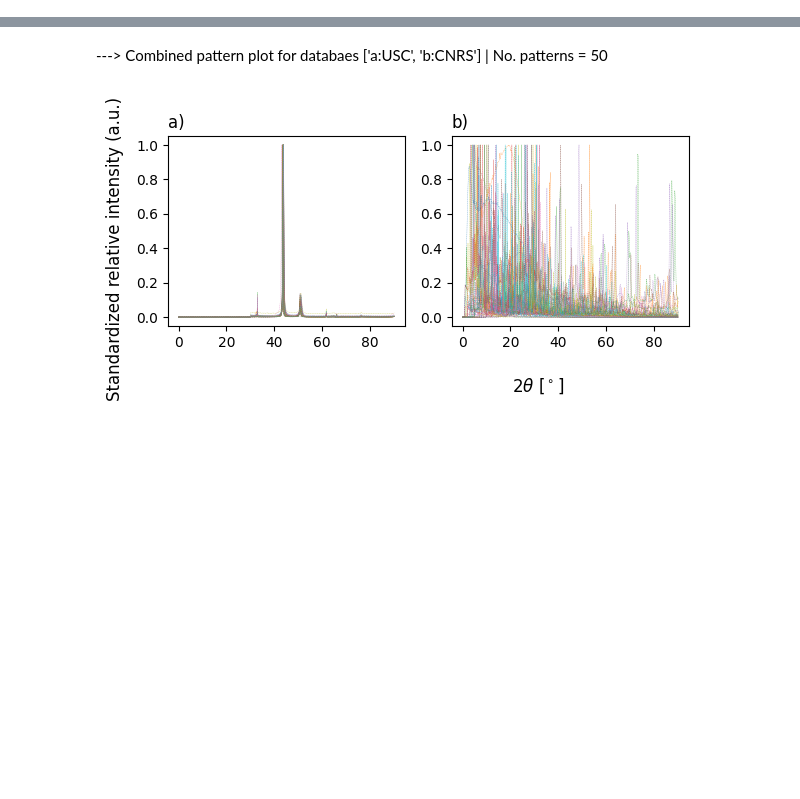
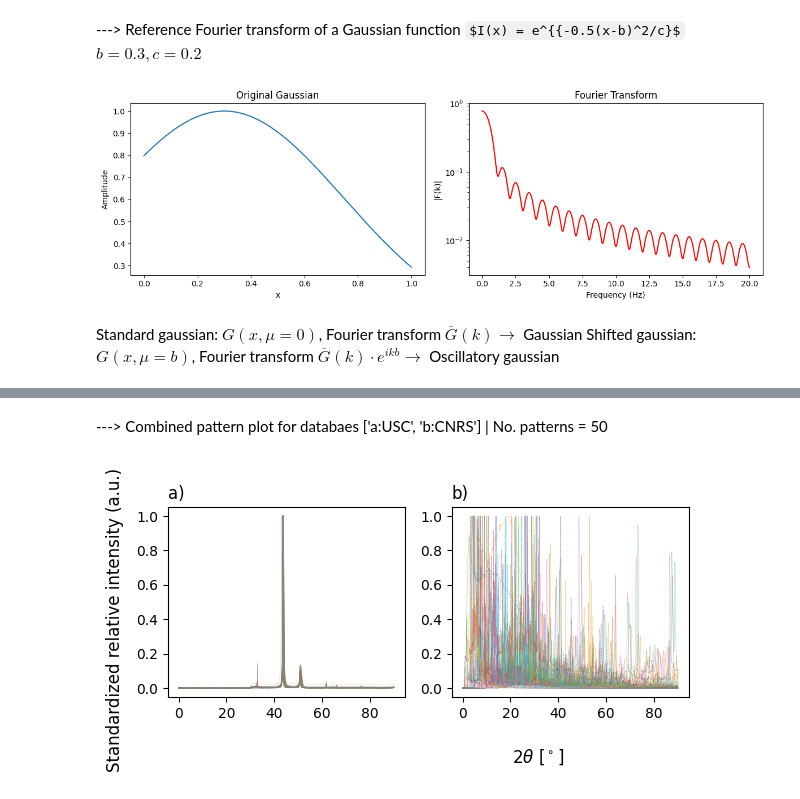
Before and after one commit to aimat-lab/opXRD, a Jupyter notebook: opxrd/plots.ipynb, the cells around one changed output, grey strips where cells are left out. Drawn from its saved outputs; the diff is of its cells as text; code cells hidden in the pictures; some formulas as TeX source; blank space fills up the shorter version.

Commit message:
opxrd/plots: Included oscillatory gaussian reference figure

```diff
--- a/opxrd/plots.ipynb
+++ b/opxrd/plots.ipynb
@@ -23,0 +273,7 @@ analyser = DatabaseAnalyser(databases=test_databases, output_dirpath='/tmp/opxrd
+# %%
+analyser.plot_fourier_reference()
+# %% [output]
+---> Reference Fourier transform of a Gaussian function $I(x) = e^{{-0.5(x-b)^2/c}$$b = 0.3, c =  0.2$
+[figure, added]
+Standard gaussian: $G(x, \mu=0)$, Fourier transform  $\overline{G}(k) \rightarrow$ Gaussian
+Shifted gaussian: $G(x, \mu=b)$, Fourier transform $\overline{G}(k) \cdot e^{ikb} \rightarrow$ Oscillatory gaussian
```
Also changed, not shown: parts of 6 cells of this notebook, 1 other file.
